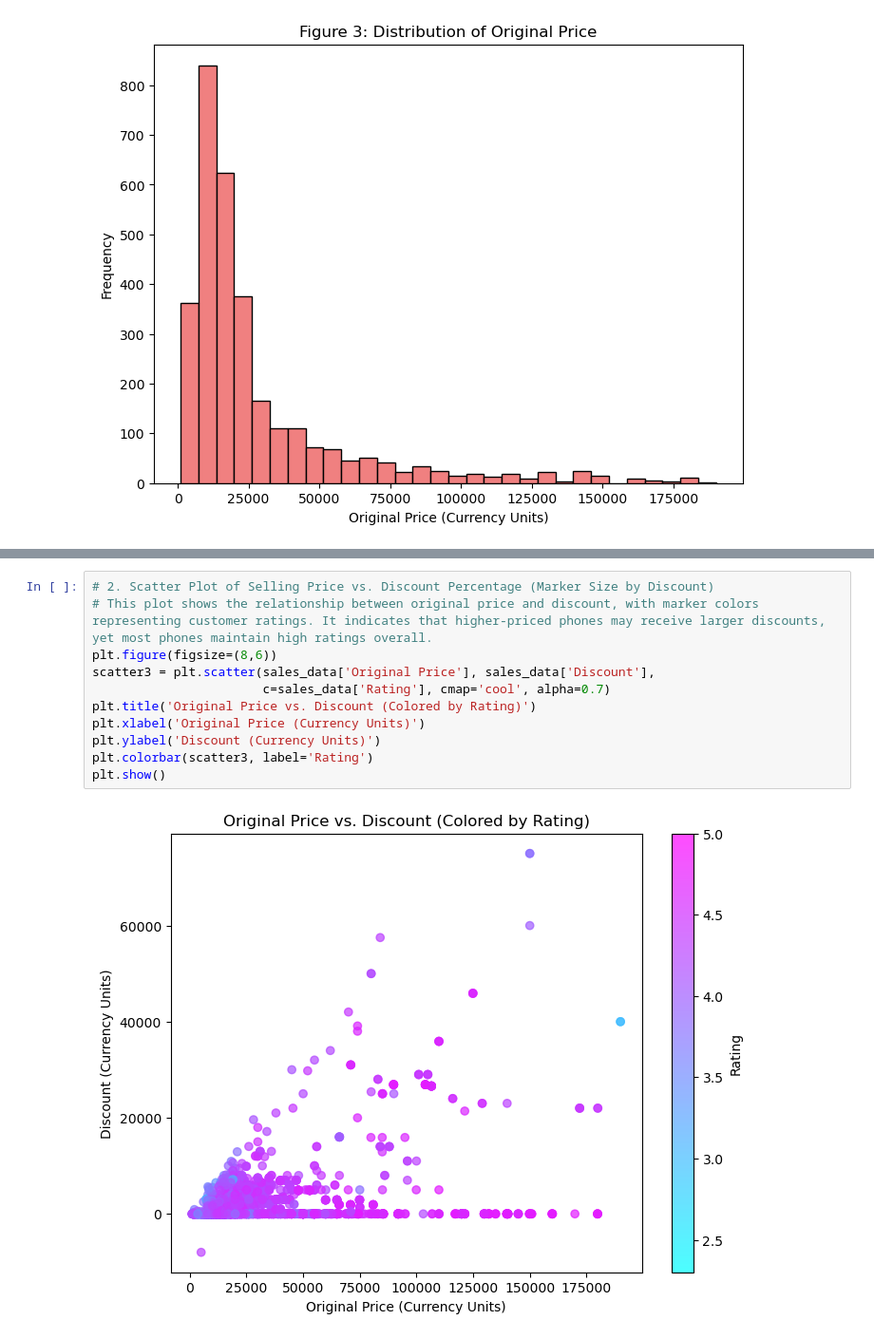
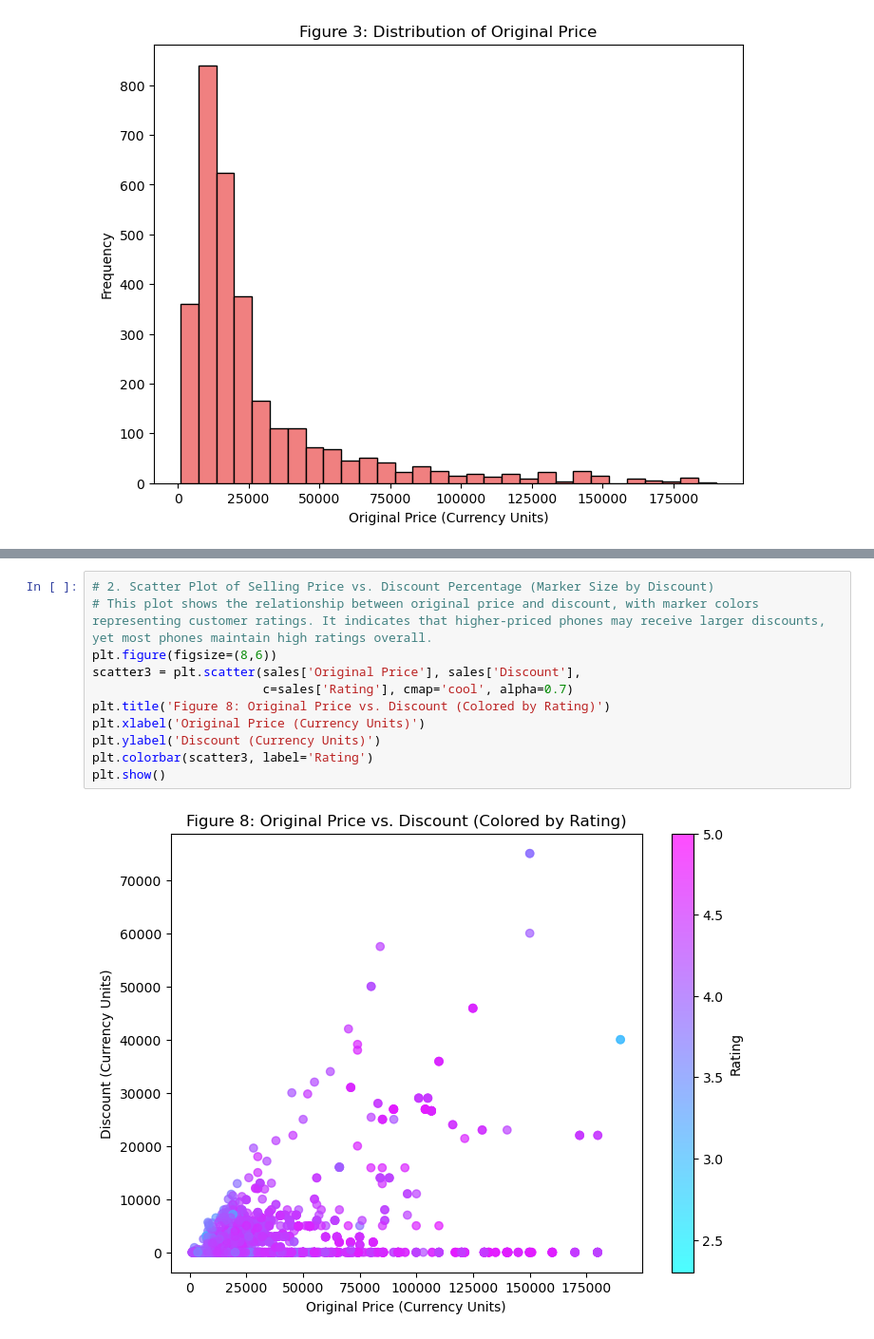
Before and after one commit to niravkheni/Predicting-Mobile-Phone-Selling-Prices, a Jupyter notebook: Predicting Mobile Phone Selling Prices.ipynb, the cells around one changed output, grey strips where cells are left out. Shown: that part at 95% size. Drawn from its saved outputs; the diff is of its cells as text.

```diff
--- a/Predicting Mobile Phone Selling Prices.ipynb
+++ b/Predicting Mobile Phone Selling Prices.ipynb
@@ -403,16 +403,16 @@ plt.show()
 # %%
 # 2. Scatter Plot of Selling Price vs. Discount Percentage (Marker Size by Discount)
 # This plot shows the relationship between original price and discount, with marker colors representing customer ratings. It indicates that higher-priced phones may receive larger discounts, yet most phones maintain high ratings overall.
 plt.figure(figsize=(8,6))
-scatter3 = plt.scatter(sales_data['Original Price'], sales_data['Discount'],
-                       c=sales_data['Rating'], cmap='cool', alpha=0.7)
-plt.title('Original Price vs. Discount (Colored by Rating)')
+scatter3 = plt.scatter(sales['Original Price'], sales['Discount'],
+                       c=sales['Rating'], cmap='cool', alpha=0.7)
+plt.title('Figure 8: Original Price vs. Discount (Colored by Rating)')
 plt.xlabel('Original Price (Currency Units)')
 plt.ylabel('Discount (Currency Units)')
 plt.colorbar(scatter3, label='Rating')
 plt.show()
 # %% [output]
-[figure, old version]
+[figure, new version]
 # %%
 # 3. Selling Price vs. Discount Colored by Discount Percentage
 # This plot shows selling price vs the discount amount, colored by the discount percentage. Higher discount percentages (lighter yellow dots) often occur at moderate or larger absolute discounts, but there’s no strict linear link between how much a phone is discounted and its final selling price.
```
Also changed, not shown: parts of 10 cells of this notebook.
